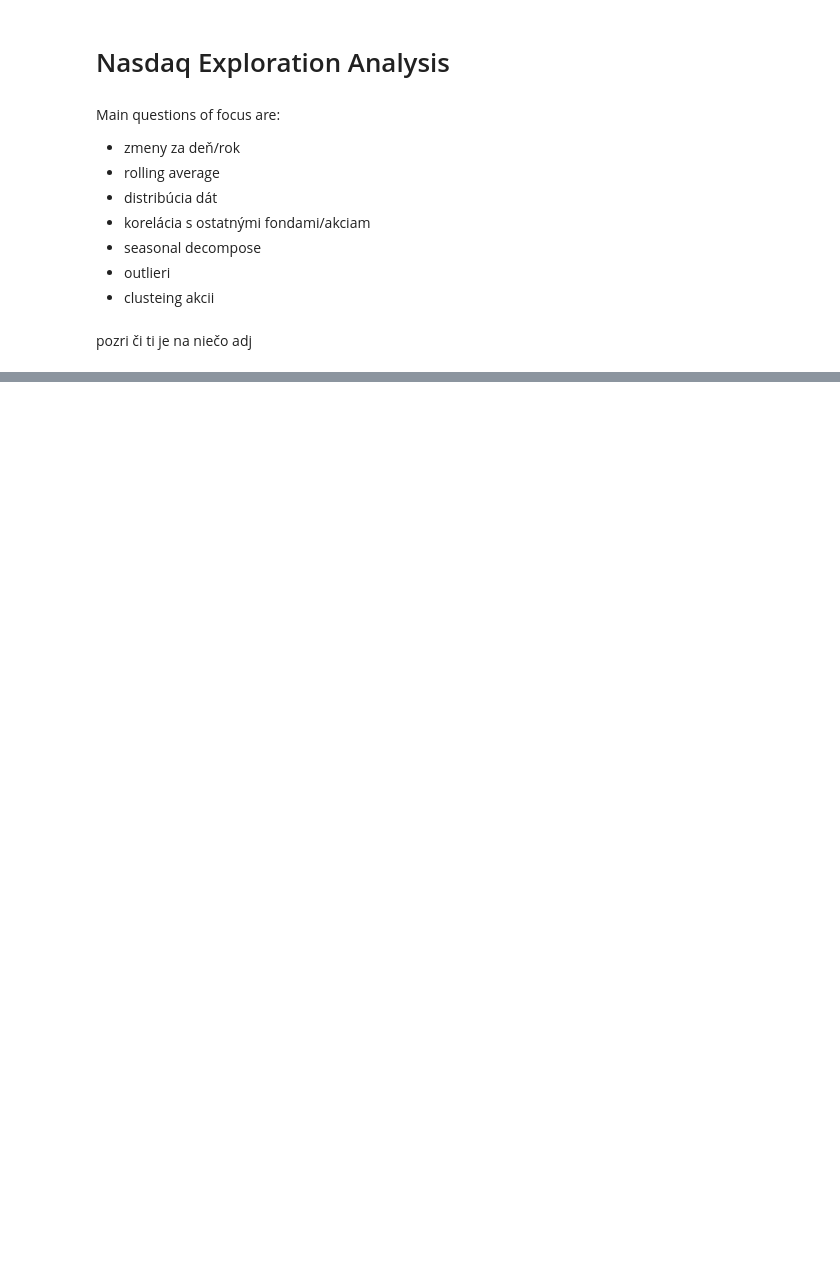
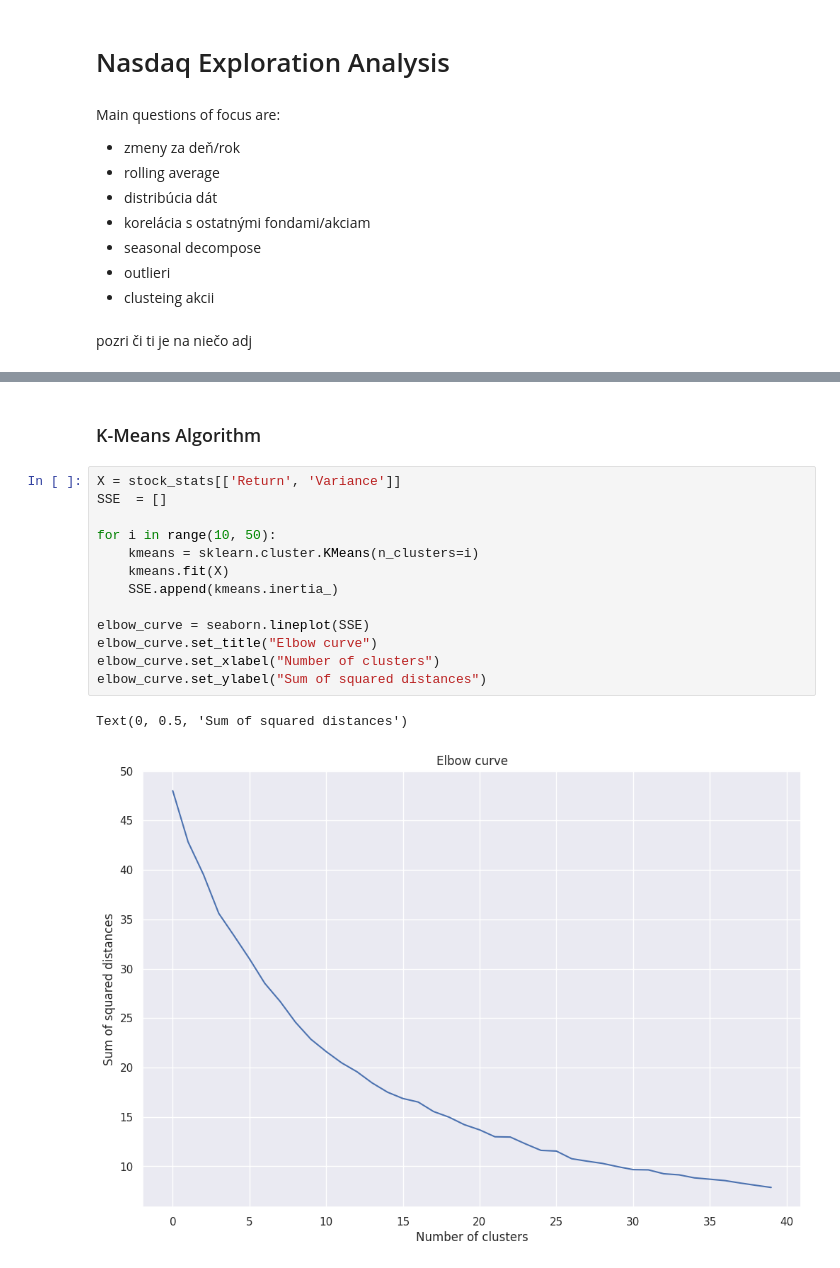
Before and after one commit to benbencik/nasdaq_exloratory_analysis, a Jupyter notebook: nasdaq_analysis.ipynb, the cells around one changed output, grey strips where cells are left out. Cells and saved outputs as stored; diff of their text form; blank space fills up the shorter version.

```diff
--- a/nasdaq_analysis.ipynb
+++ b/nasdaq_analysis.ipynb
@@ -170,0 +164,18 @@ matica korelacii
+# %% [markdown]
+### K-Means Algorithm
+# %%
+X = stock_stats[['Return', 'Variance']]
+SSE  = []
+
+for i in range(10, 50):
+    kmeans = sklearn.cluster.KMeans(n_clusters=i)
+    kmeans.fit(X)
+    SSE.append(kmeans.inertia_)
+
+elbow_curve = seaborn.lineplot(SSE)
+elbow_curve.set_title("Elbow curve")
+elbow_curve.set_xlabel("Number of clusters")
+elbow_curve.set_ylabel("Sum of squared distances")
+# %% [output]
+Text(0, 0.5, 'Sum of squared distances')
+[figure, added]
```
Also changed, not shown: parts of 25 cells of this notebook.
